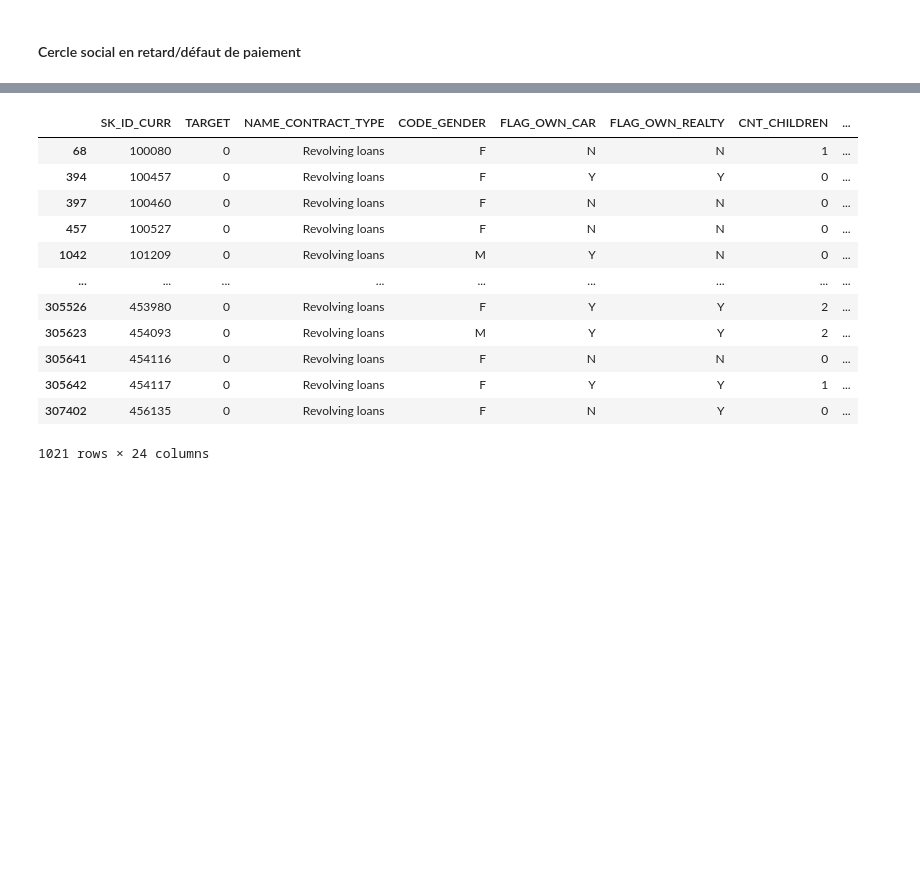
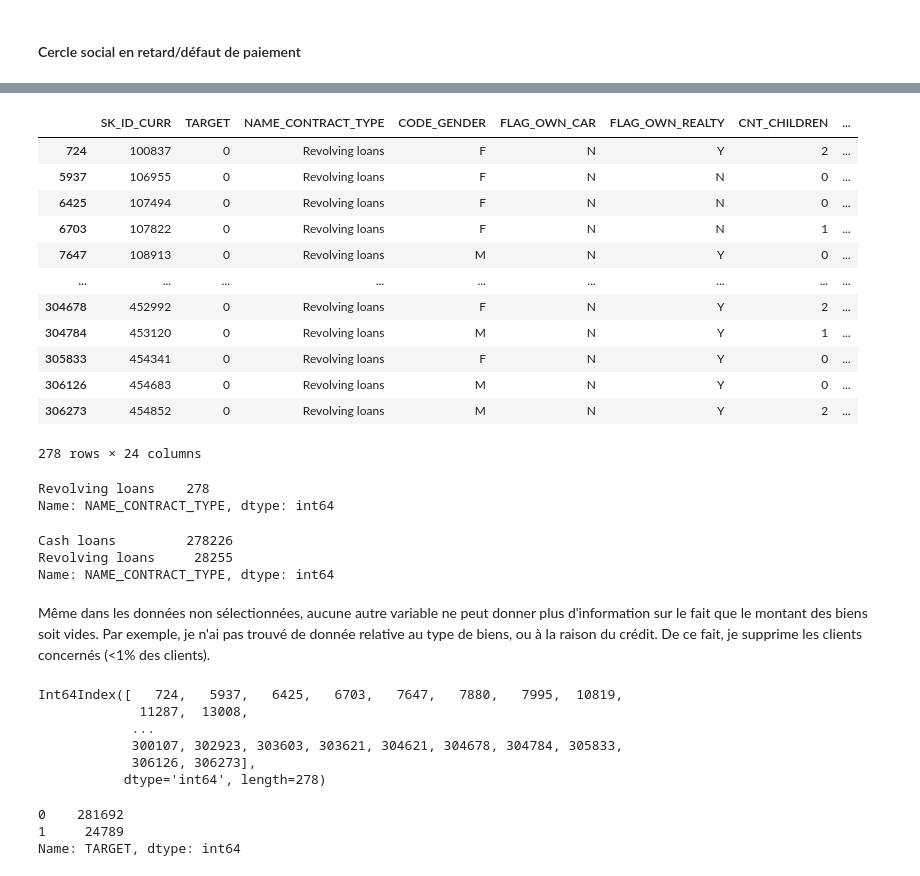
Before and after one commit to sebastienbourgeois/oc-p7-implementer-modele-scoring, a Jupyter notebook: code/modelisation.ipynb, the cells around one changed output, grey strips where cells are left out. Drawn from its saved outputs; the diff is of its cells as text; code cells hidden in the pictures; blank space fills up the shorter version.

Commit message:
Suppression des derniers clients restants avec des données manquantes

```diff
--- a/code/modelisation.ipynb
+++ b/code/modelisation.ipynb
@@ -615,0 +636,4 @@ memory usage: 56.6+ MB
+# %%
+# identification des clients concernés
+index_a_supprimer = credits[credits["OBS_30_CNT_SOCIAL_CIRCLE"].isnull()].index
+index_a_supprimer
@@ -615,0 +660,3 @@ memory usage: 56.6+ MB
+# %%
+# suppression des clients n'ayant pas de données sur leur cercle social
+credits.drop(index_a_supprimer, inplace=True)
@@ -616,16 +709,46 @@ memory usage: 56.6+ MB
 # %%
-credits[credits["OBS_30_CNT_SOCIAL_CIRCLE"].isnull()]
+credits[credits["AMT_GOODS_PRICE"].isnull()]
 # %% [output]
 |  | SK_ID_CURR | TARGET | NAME_CONTRACT_TYPE | CODE_GENDER | FLAG_OWN_CAR | FLAG_OWN_REALTY | CNT_CHILDREN | ... |
-| 68 | 100080 | 0 | Revolving loans | F | N | N | 1 | ... |
-| 394 | 100457 | 0 | Revolving loans | F | Y | Y | 0 | ... |
-| 397 | 100460 | 0 | Revolving loans | F | N | N | 0 | ... |
-| 457 | 100527 | 0 | Revolving loans | F | N | N | 0 | ... |
-| 1042 | 101209 | 0 | Revolving loans | M | Y | N | 0 | ... |
+| 724 | 100837 | 0 | Revolving loans | F | N | Y | 2 | ... |
+| 5937 | 106955 | 0 | Revolving loans | F | N | N | 0 | ... |
+| 6425 | 107494 | 0 | Revolving loans | F | N | N | 0 | ... |
+| 6703 | 107822 | 0 | Revolving loans | F | N | N | 1 | ... |
+| 7647 | 108913 | 0 | Revolving loans | M | N | Y | 0 | ... |
 | ... | ... | ... | ... | ... | ... | ... | ... | ... |
-| 305526 | 453980 | 0 | Revolving loans | F | Y | Y | 2 | ... |
-| 305623 | 454093 | 0 | Revolving loans | M | Y | Y | 2 | ... |
-| 305641 | 454116 | 0 | Revolving loans | F | N | N | 0 | ... |
-| 305642 | 454117 | 0 | Revolving loans | F | Y | Y | 1 | ... |
-| 307402 | 456135 | 0 | Revolving loans | F | N | Y | 0 | ... |
+| 304678 | 452992 | 0 | Revolving loans | F | N | Y | 2 | ... |
+| 304784 | 453120 | 0 | Revolving loans | M | N | Y | 1 | ... |
+| 305833 | 454341 | 0 | Revolving loans | F | N | Y | 0 | ... |
+| 306126 | 454683 | 0 | Revolving loans | M | N | Y | 0 | ... |
+| 306273 | 454852 | 0 | Revolving loans | M | N | Y | 2 | ... |
-1021 rows × 24 columns
+278 rows × 24 columns
+# %%
+credits[credits["AMT_GOODS_PRICE"].isnull()].NAME_CONTRACT_TYPE.value_counts()
+# %% [output]
+Revolving loans    278
+Name: NAME_CONTRACT_TYPE, dtype: int64
+# %%
+credits.NAME_CONTRACT_TYPE.value_counts()
+# %% [output]
+Cash loans         278226
+Revolving loans     28255
+Name: NAME_CONTRACT_TYPE, dtype: int64
+# %% [markdown]
+Même dans les données non sélectionnées, aucune autre variable ne peut donner plus d'information sur le fait que le montant des biens soit vides. Par exemple, je n'ai pas trouvé de donnée relative au type de biens, ou à la raison du crédit. De ce fait, je supprime les clients concernés (<1% des clients).
+# %%
+# identification des clients concernés
+index_a_supprimer = credits[credits["AMT_GOODS_PRICE"].isnull()].index
+index_a_supprimer
+# %% [output]
+Int64Index([   724,   5937,   6425,   6703,   7647,   7880,   7995,  10819,
+             11287,  13008,
+            ...
+            300107, 302923, 303603, 303621, 304621, 304678, 304784, 305833,
+            306126, 306273],
+           dtype='int64', length=278)
+# %%
+credits.TARGET.value_counts()
+# %% [output]
+0    281692
+1     24789
+Name: TARGET, dtype: int64
```
Also changed, not shown: parts of 23 cells of this notebook.
